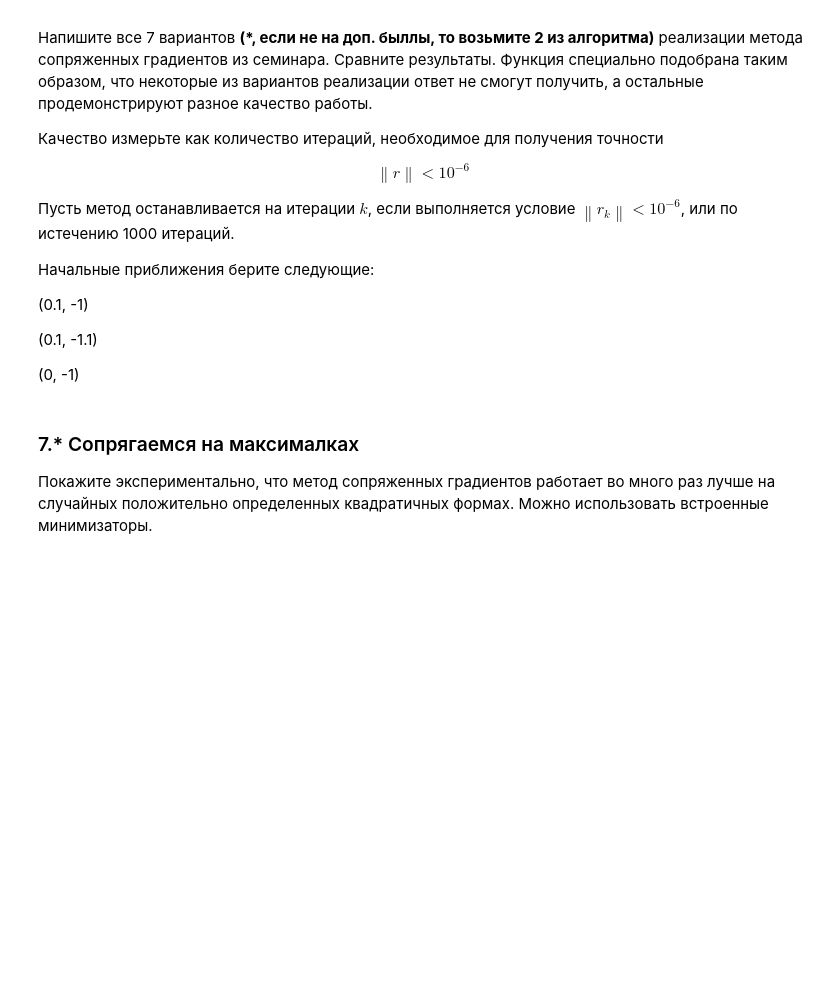
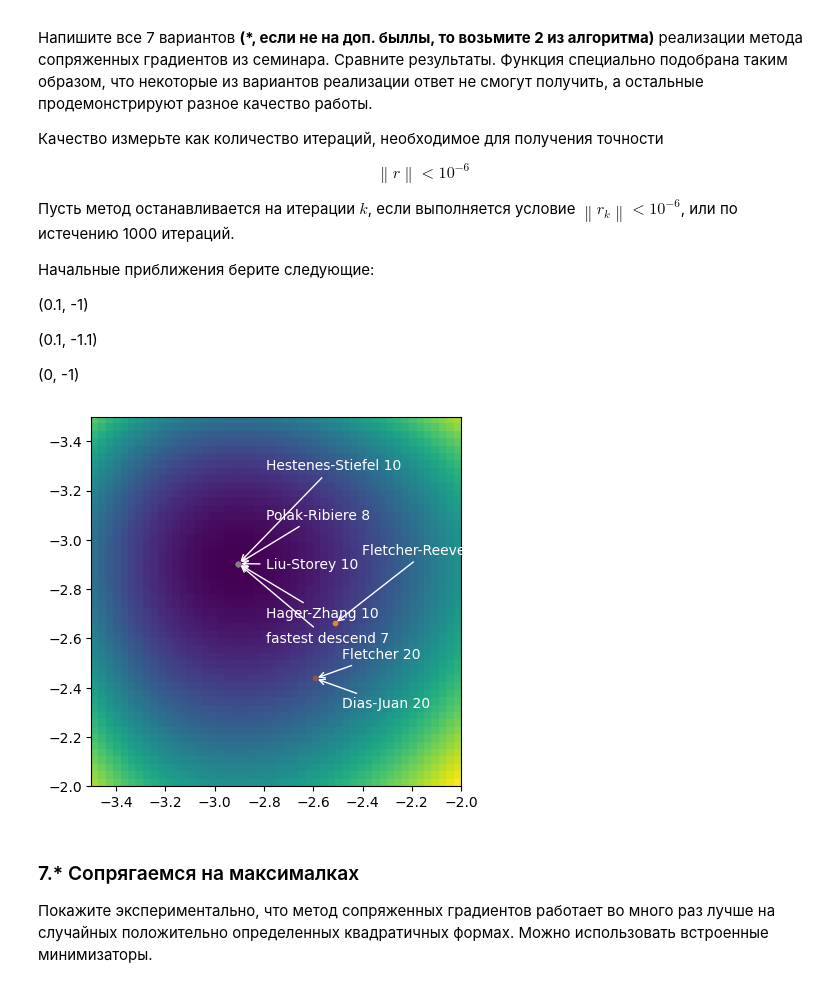
Before and after one commit to pinbraerts/vychmaty, a Jupyter notebook: week7.ipynb, the cells around one changed output. Cells and saved outputs as stored; diff of their text form; code cells hidden in the pictures; blank space fills up the shorter version.

```diff
--- a/week7.ipynb
+++ b/week7.ipynb
@@ -712,6 +373,53 @@ $$
 (0.1, -1.1)
 
 (0, -1)
+# %%
+def styblinski_tang(x):
+    x2 = x * x
+    return (x2 * x2 - 16 * x2 + 5 * x).sum() / 2
+
+def grad_styblinski_tang(x):
+    return 2 * x * x * x - 16 * x + 2.5
+# %%
+import numpy as np
+
+e = 1e-6
+n = 20
+ww = np.array((
+    (0.1, -1),
+    (0.1, -1.1),
+    (0, -1),
+    (1, 0),
+),)
+
+x0 = np.linspace(-3.5, -2)
+extent = (x0.min(), x0.max(), x0.max(), x0.min())
+plt.imshow([[styblinski_tang(np.array([x, y])) for x in x0] for y in x0], extent=extent)
+
+for i, w0 in enumerate(ww[2:3]):
+    for j, m in enumerate(methods):
+        w, steps = conjugate(styblinski_tang, grad_styblinski_tang, np.array(w0), e=e, n=n, method=m, steps=[])
+        line, *_ = plt.plot(*w, '.')
+        d = (0.1, 0.1 * (j - len(methods) / 2))
+        plt.annotate(
+            f'{m.name} {len(steps)}',
+            xy=w,
+            xytext = w + d + (0.01, 0.02),
+            color='white',
+            arrowprops=dict(arrowstyle='->', color='white'),
+        )
+        s0 = steps[0]
+        for s in steps:
+            plt.annotate(
+                '',
+                xy=s,
+                xytext=s0,
+                color='red',
+                arrowprops=dict(arrowstyle='->', color=line.get_color())
+            )
+            s0 = s
+# %% [output]
+[figure, added]
 # %% [markdown]
 ### 7.* Сопрягаемся на максималках
 
```
Also changed, not shown: parts of 31 cells of this notebook.
